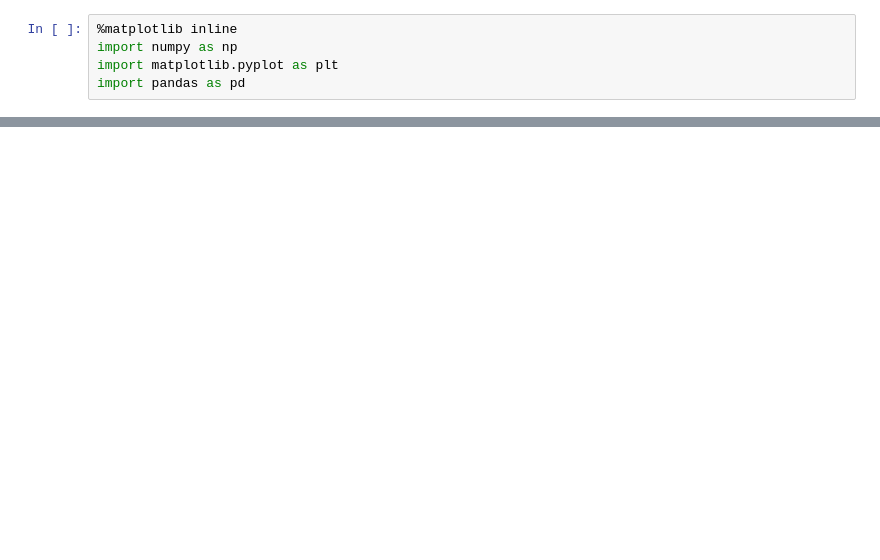
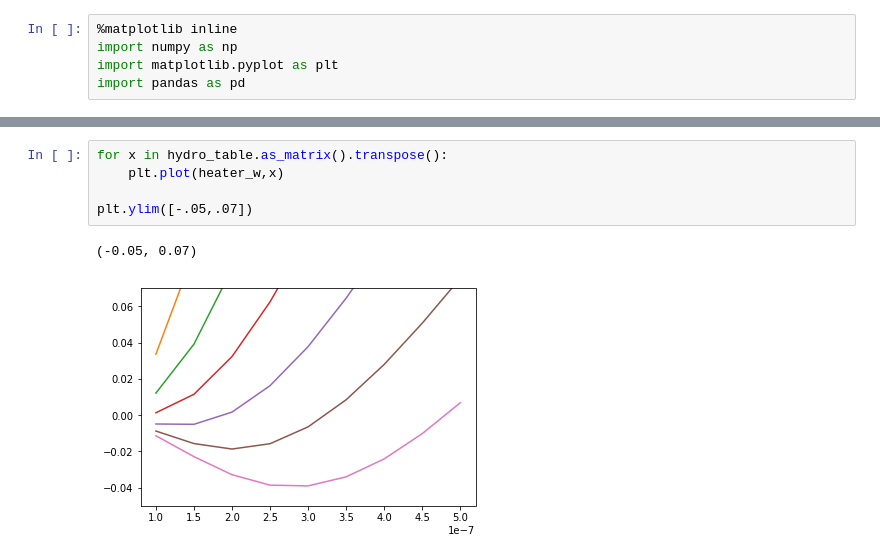
Before and after one commit to jaumededios/nonlocal_heat, a Jupyter notebook: Simulation Analysis/Simulation Analysis.ipynb, the cells around one changed output, grey strips where cells are left out. Saved outputs shown, nothing was run; the diff lists cells and outputs as text; blank space fills up the shorter version.

```diff
--- a/Simulation Analysis/Simulation Analysis.ipynb
+++ b/Simulation Analysis/Simulation Analysis.ipynb
@@ -36,0 +122,8 @@ len(w)
+# %%
+for x in hydro_table.as_matrix().transpose():
+    plt.plot(heater_w,x)
+
+plt.ylim([-.05,.07])
+# %% [output]
+(-0.05, 0.07)
+[figure, added]
```
Also changed, not shown: parts of 17 cells of this notebook, 7 other files.
